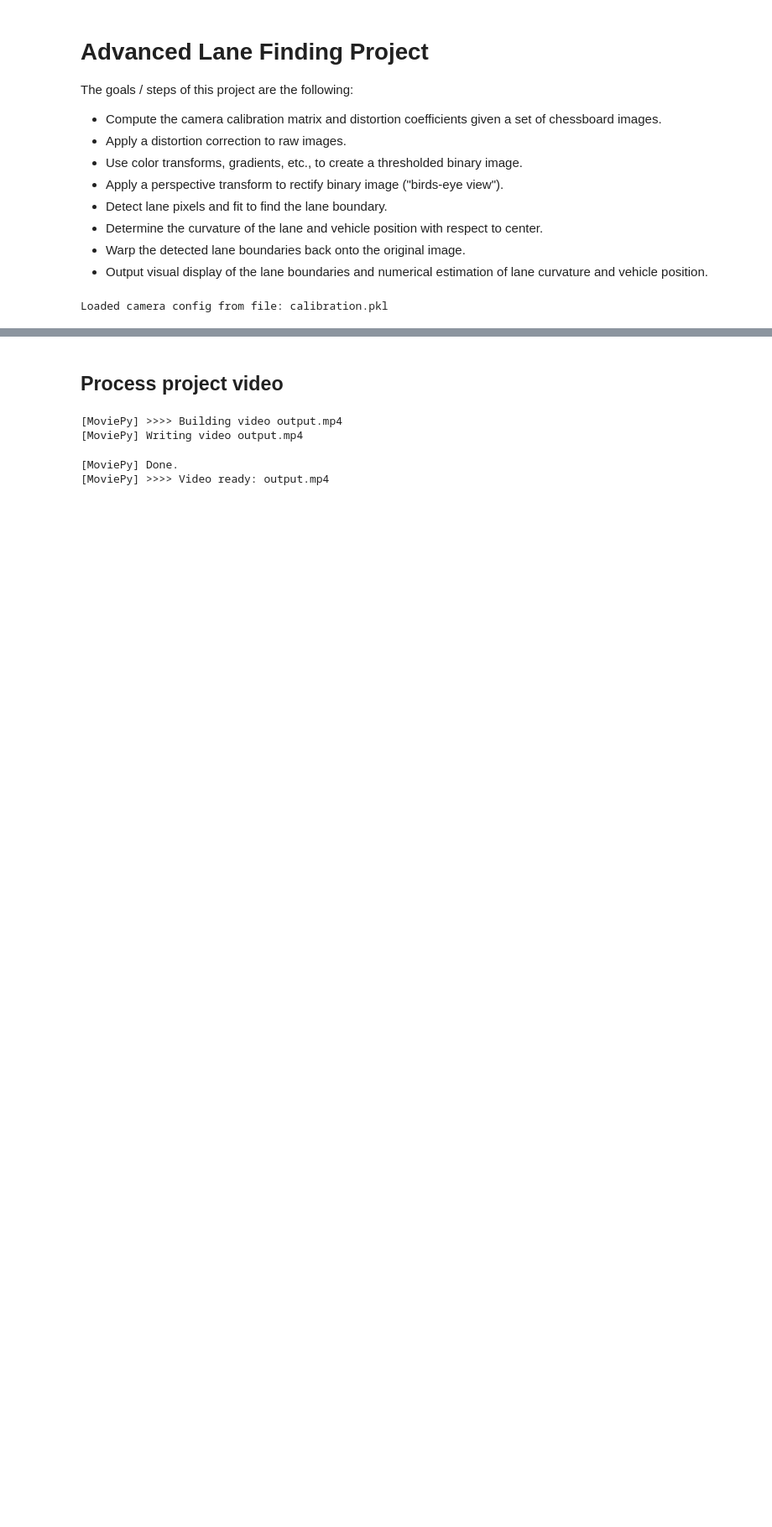
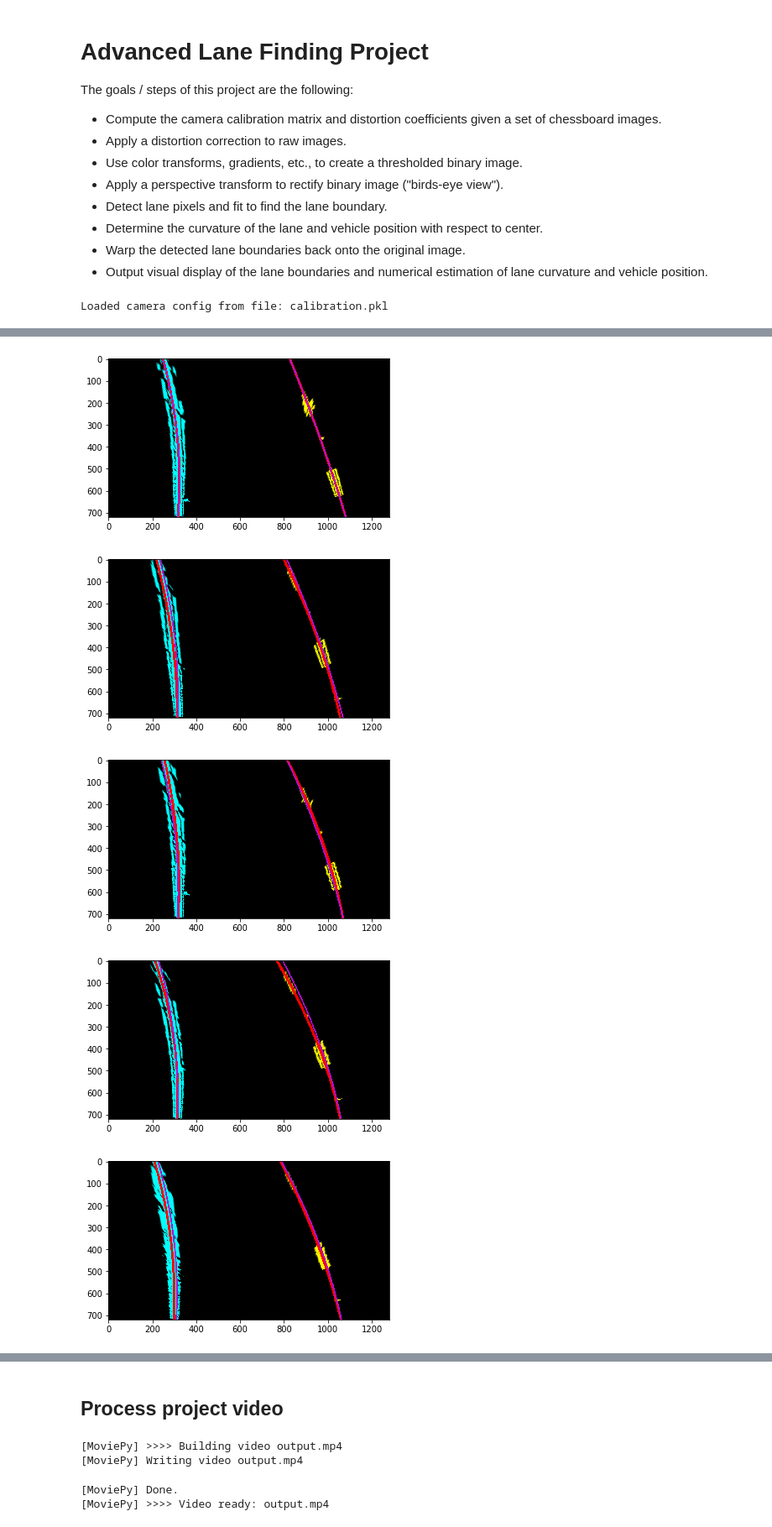
Before and after one commit to rummanwaqar/CarND-Advanced-Lane-Lines, a Jupyter notebook: Advance Lane Finding.ipynb, the cells around one changed output, grey strips where cells are left out. Shown at 84% size. Cells and saved outputs as stored; diff of their text form; code cells hidden in the pictures; blank space fills up the shorter version.

```diff
--- a/Advance Lane Finding.ipynb
+++ b/Advance Lane Finding.ipynb
@@ -112,0 +219,21 @@ plt.imshow(result)
+# %%
+left_lane = LaneHistory(3)
+right_lane = LaneHistory(3)
+
+for fname in video_images:
+    img = mpimg.imread(fname)
+    mask = process_img(img)
+    left_points, right_points, base_loc = find_lane_pixels(mask)
+
+    left_fit = fit_polynomial(left_points[0], left_points[1])
+    left_lane.append(left_fit)
+    right_fit = fit_polynomial(right_points[0], right_points[1])
+    right_lane.append(right_fit)
+    plt.imshow(plot_lane_lines(mask, left_points, left_fit, right_points, right_fit, left_lane.get_line(), right_lane.get_line()))
+    plt.show()
+# %% [output]
+[figure, added]
+[figure, added]
+[figure, added]
+[figure, added]
+[figure, added]
```
Also changed, not shown: parts of 22 cells of this notebook, 4 other files.
